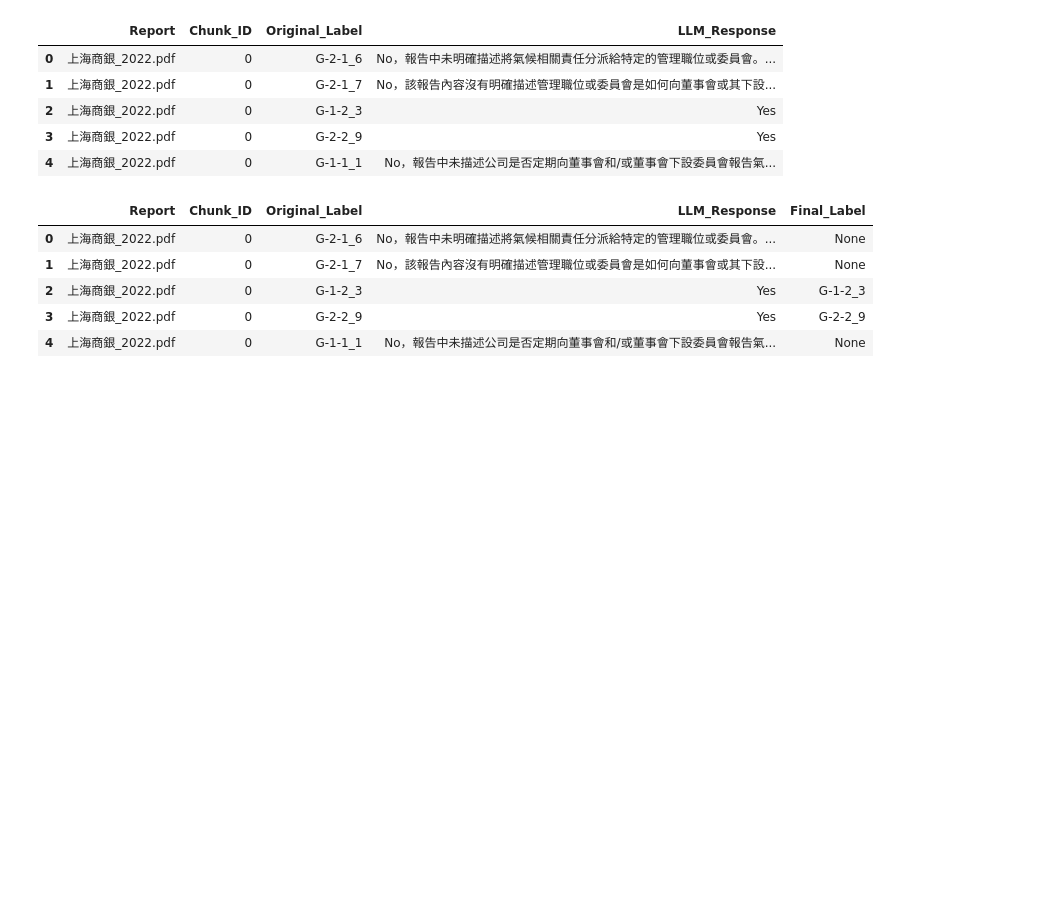
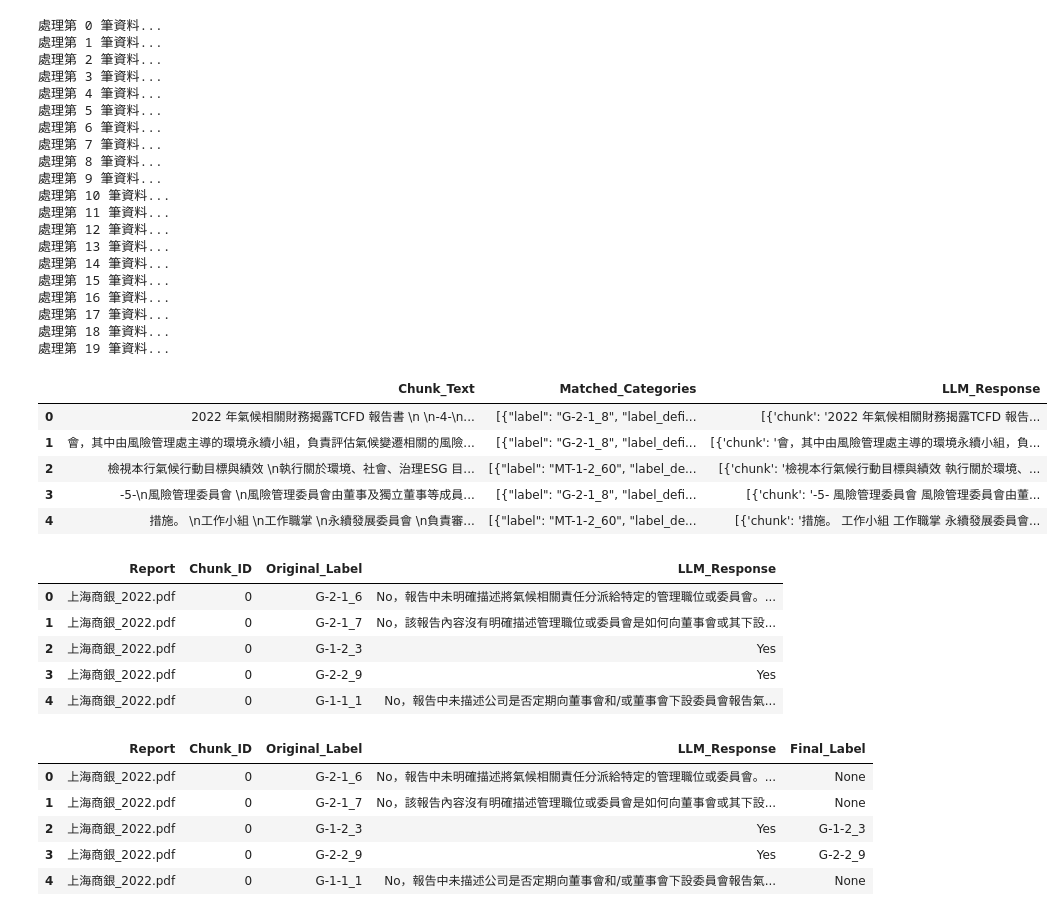
Before and after one commit to Mattis3858/rag_for_tcfd_reports, a Jupyter notebook: llm_second_verification_accuracy_analysis.ipynb, the cells around one changed output. Saved outputs shown, nothing was run; the diff lists cells and outputs as text; code cells hidden in the pictures; blank space fills up the shorter version.

```diff
--- a/llm_second_verification_accuracy_analysis.ipynb
+++ b/llm_second_verification_accuracy_analysis.ipynb
@@ -61,0 +157,67 @@ df_chunks_all.head()
+# %%
+import concurrent.futures
+import time
+
+def process_row(index, row):
+    """
+    處理單一筆資料的查詢，並回傳 (index, response)
+    """
+    chunk_text = row['Chunk_Text']
+    matched_categories_json = row['Matched_Categories']
+    print(f"處理第 {index} 筆資料...")
+
+    # 呼叫 LLM query 函數，並用 json_parser.invoke() 處理回應格式
+    response = json_parser.invoke(query_llm_for_verification(chunk_text, matched_categories_json))
+
+    return index, response
+
+# 建立一個容器儲存每筆資料的回應
+results = {}
+
+# 設定適當的 max_workers，這裡以 8 為例（可依照需求調整）
+with concurrent.futures.ThreadPoolExecutor(max_workers=8) as executor:
+    # 提交每一筆資料的查詢工作
+    future_to_index = {executor.submit(process_row, index, row): index for index, row in df_chunks_all.iterrows()}
+
+    # 當工作完成時，取得結果
+    for future in concurrent.futures.as_completed(future_to_index):
+        index = future_to_index[future]
+        try:
+            idx, response = future.result()
+            results[idx] = response
+        except Exception as exc:
+            print(f"第 {index} 筆資料處理發生異常: {exc}")
+            results[index] = "Error"
+
+# 將回應結果依照 index 加回 df_chunks_all
+df_chunks_all['LLM_Response'] = df_chunks_all.index.map(results.get)
+
+# 檢查前幾筆結果
+df_chunks_all[['Chunk_Text', 'Matched_Categories', 'LLM_Response']].head()
+# %% [output]
+處理第 0 筆資料...
+處理第 1 筆資料...
+處理第 2 筆資料...
+處理第 3 筆資料...
+處理第 4 筆資料...
+處理第 5 筆資料...
+處理第 6 筆資料...
+處理第 7 筆資料...
+處理第 8 筆資料...
+處理第 9 筆資料...
+處理第 10 筆資料...
+處理第 11 筆資料...
+處理第 12 筆資料...
+處理第 13 筆資料...
+處理第 14 筆資料...
+處理第 15 筆資料...
+處理第 16 筆資料...
+處理第 17 筆資料...
+處理第 18 筆資料...
+處理第 19 筆資料...
+|  | Chunk_Text | Matched_Categories | LLM_Response |
+| 0 | 2022 年氣候相關財務揭露TCFD 報告書 \n \n-4-\n... | [{"label": "G-2-1_8", "label_defi... | [{'chunk': '2022 年氣候相關財務揭露TCFD 報告... |
+| 1 | 會，其中由風險管理處主導的環境永續小組，負責評估氣候變遷相關的風險... | [{"label": "G-2-1_8", "label_defi... | [{'chunk': '會，其中由風險管理處主導的環境永續小組，負... |
+| 2 | 檢視本行氣候行動目標與績效 \n執行關於環境、社會、治理ESG 目... | [{"label": "MT-1-2_60", "label_de... | [{'chunk': '檢視本行氣候行動目標與績效 執行關於環境、... |
+| 3 | -5-\n風險管理委員會 \n風險管理委員會由董事及獨立董事等成員... | [{"label": "G-2-1_8", "label_defi... | [{'chunk': '-5- 風險管理委員會 風險管理委員會由董... |
+| 4 | 措施。 \n工作小組 \n工作職掌 \n永續發展委員會 \n負責審... | [{"label": "MT-1-2_60", "label_de... | [{'chunk': '措施。 工作小組 工作職掌 永續發展委員會... |
```
Also changed, not shown: parts of 11 cells of this notebook, 59 other files.
